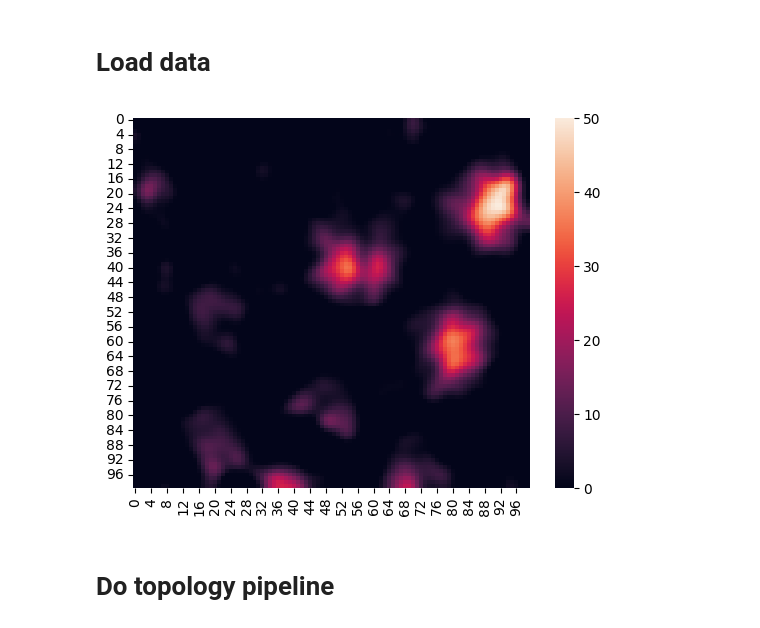
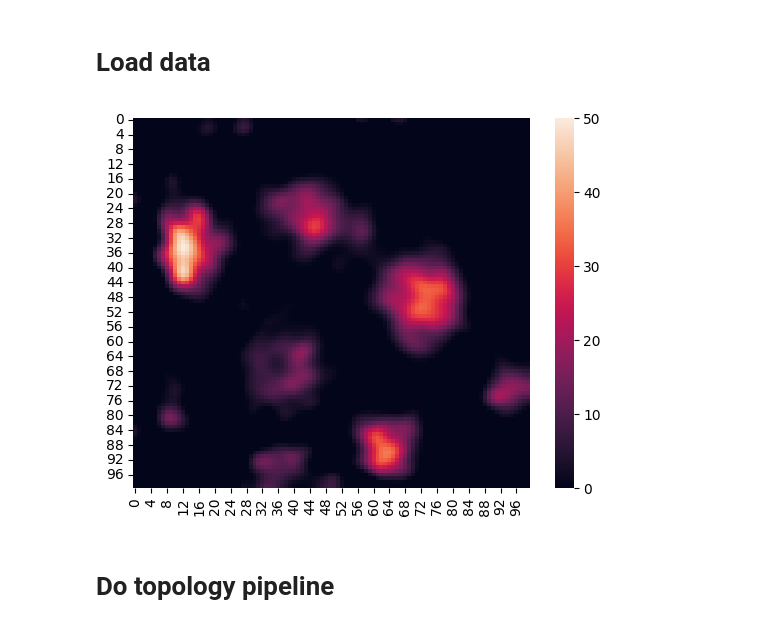
Before and after one commit to niko-schonsheck/SIAMAG25, a Jupyter notebook: fun_with_grid_cells.ipynb, the cells around one changed output. Drawn from its saved outputs; the diff is of its cells as text; code cells hidden in the pictures.

```diff
--- a/fun_with_grid_cells.ipynb
+++ b/fun_with_grid_cells.ipynb
@@ -19,10 +19,10 @@ with open('data_files/GridCellDictionary3June2025.pkl', 'rb') as file:
 # %%
 # Plot a sample grid cell
 
-sns.heatmap(GridCellDictionary[0]['fully_processed_rate_map'])
+sns.heatmap(GridCellDictionary[50]['fully_processed_rate_map'])
 plt.show()
 # %% [output]
-[figure, old version]
+[figure, new version]
 # %%
 # Get a sample of grid cells
 
```
Also changed, not shown: parts of 4 cells of this notebook, 4 other files.
